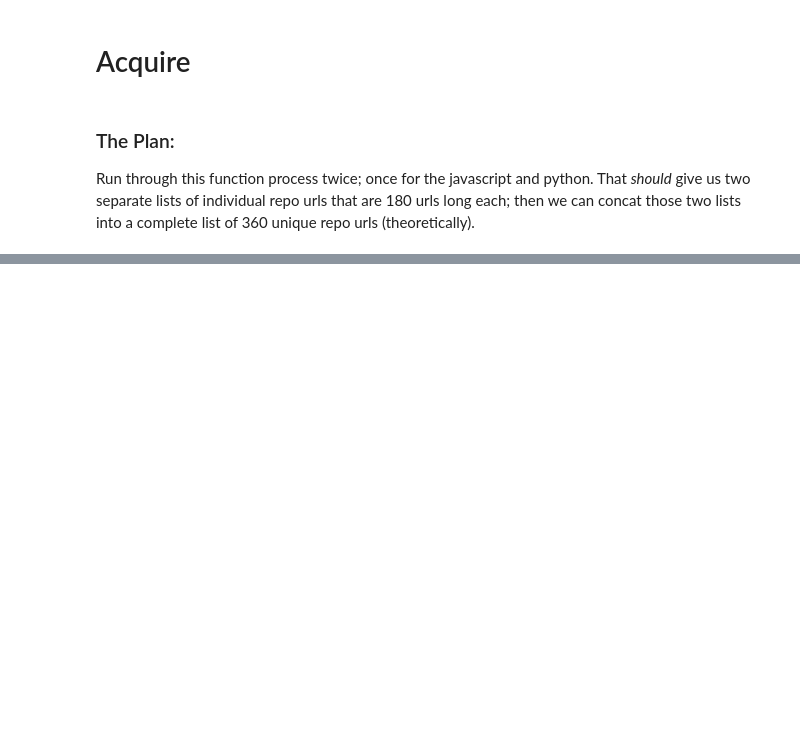
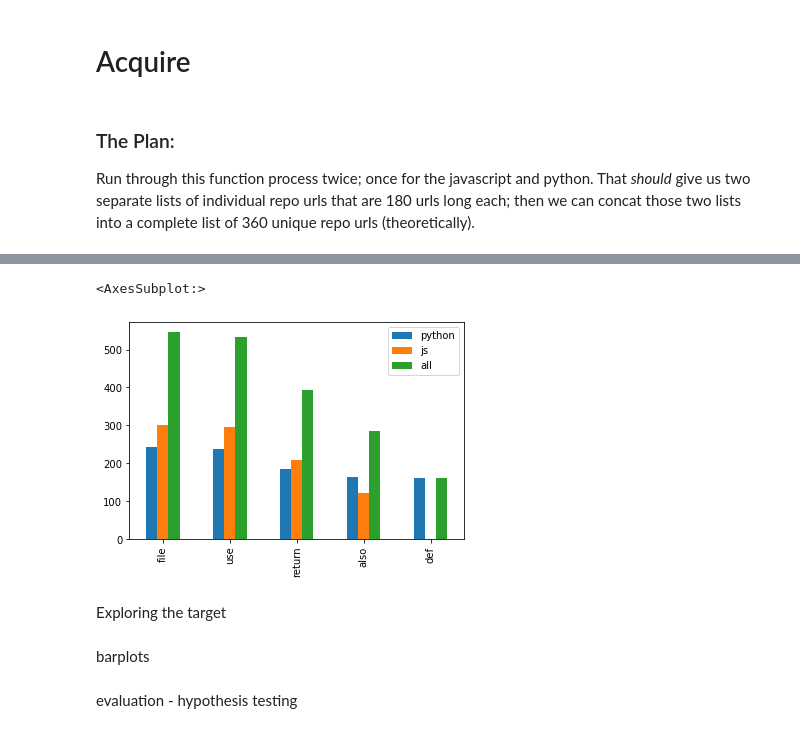
Before and after one commit to Brandon-Martinez27/nlp_project, a Jupyter notebook: acquire_nlp.ipynb, the cells around one changed output, grey strips where cells are left out. Cells and saved outputs as stored; diff of their text form; code cells hidden in the pictures; blank space fills up the shorter version.

```diff
--- a/acquire_nlp.ipynb
+++ b/acquire_nlp.ipynb
@@ -388,0 +757,11 @@ if __name__ == "__main__":
+# %%
+word_counts.sort_values(by = 'python', ascending = False).head().plot(kind = 'bar')
+# %% [output]
+<AxesSubplot:>
+[figure, added]
+# %% [markdown]
+Exploring the target
+# %% [markdown]
+barplots
+# %% [markdown]
+evaluation - hypothesis testing
```
Also changed, not shown: parts of 56 cells of this notebook.
